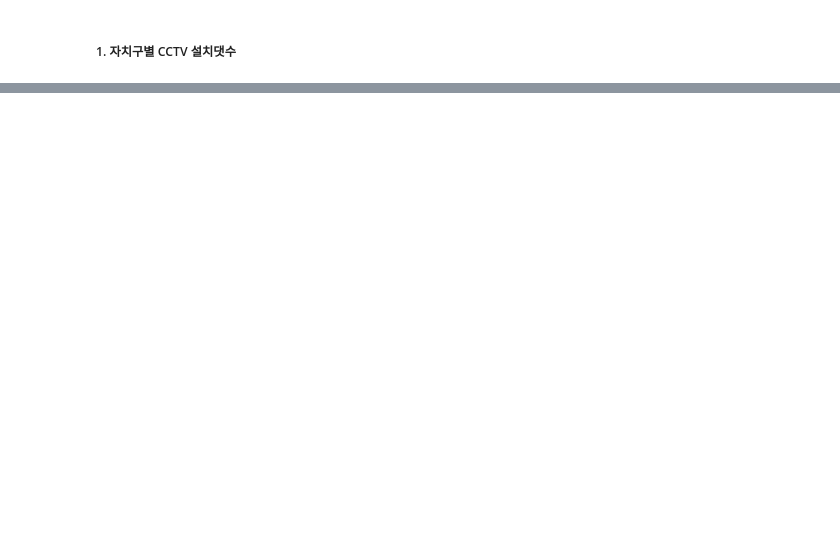
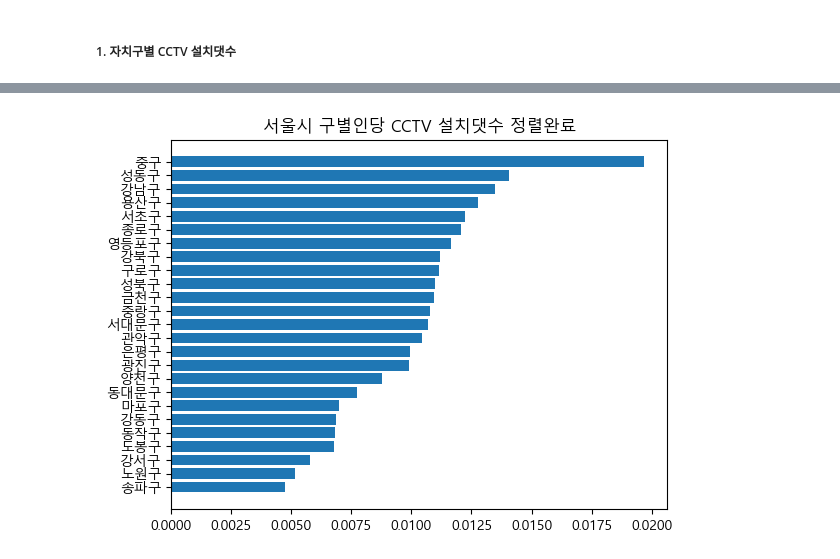
Before and after one commit to njy622/DataAnalysis-2023.09, a Jupyter notebook: 03.시각화/08.서울시CCTV시각화.ipynb, the cells around one changed output, grey strips where cells are left out. Saved outputs shown, nothing was run; the diff lists cells and outputs as text; code cells hidden in the pictures; blank space fills up the shorter version.

Commit message:
Python 시각화 Pandas 문제풀이(CCTV)

```diff
--- a/03.시각화/08.서울시CCTV시각화.ipynb
+++ b/03.시각화/08.서울시CCTV시각화.ipynb
@@ -51,0 +76,7 @@ plt.title('서울시 구별 CCTV 설치댓수 Seaborn');
+# %%
+# CCTV 댓수로 정렬하고, plt.barh()로
+scc = df['구별 인당'].sort_values()
+plt.barh(scc.index, scc.values)
+plt.title('서울시 구별인당 CCTV 설치댓수 정렬완료');
+# %% [output]
+[figure, added]
```
Also changed, not shown: parts of 25 cells of this notebook.
